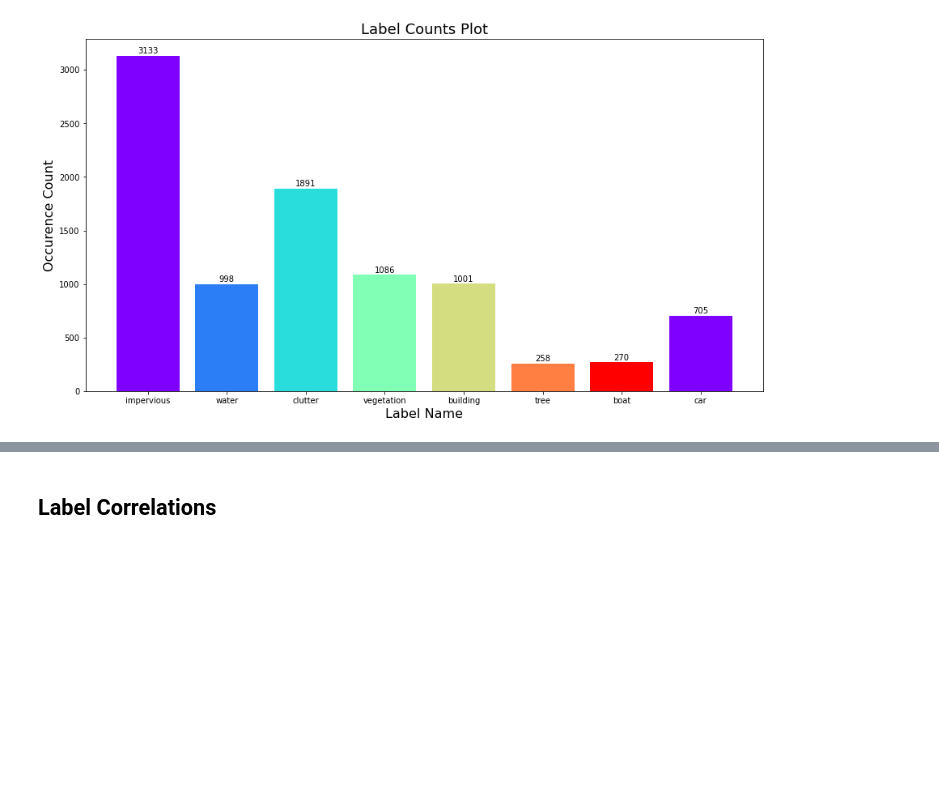
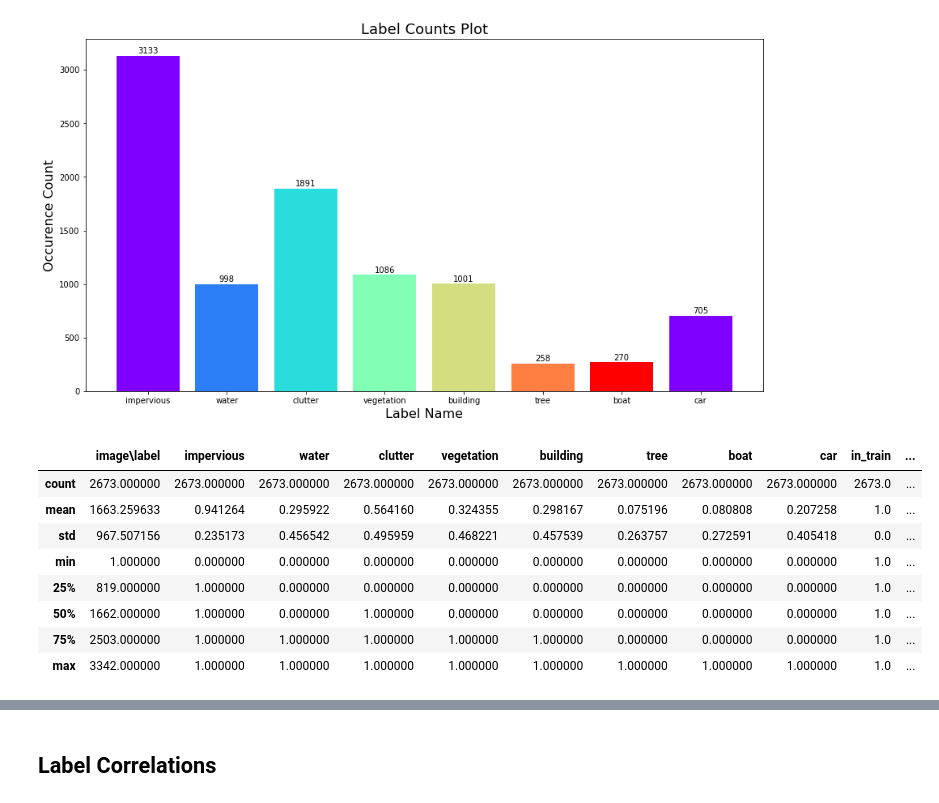
Before and after one commit to tustunkok/Multilabel-Classification-Report, a Jupyter notebook: Report.ipynb, the cells around one changed output, grey strips where cells are left out. Cells and saved outputs as stored; diff of their text form; code cells hidden in the pictures; blank space fills up the shorter version.

```diff
--- a/Report.ipynb
+++ b/Report.ipynb
@@ -139,3 +139,15 @@ plt.ylabel("Occurence Count", fontsize=16)
 plt.show()
 # %% [output]
 [figure]
+# %%
+multilabel_df[multilabel_df["in_train"] == 1].describe()
+# %% [output]
+|  | image\label | impervious | water | clutter | vegetation | building | tree | boat | car | in_train | ... |
+| count | 2673.000000 | 2673.000000 | 2673.000000 | 2673.000000 | 2673.000000 | 2673.000000 | 2673.000000 | 2673.000000 | 2673.000000 | 2673.0 | ... |
+| mean | 1663.259633 | 0.941264 | 0.295922 | 0.564160 | 0.324355 | 0.298167 | 0.075196 | 0.080808 | 0.207258 | 1.0 | ... |
+| std | 967.507156 | 0.235173 | 0.456542 | 0.495959 | 0.468221 | 0.457539 | 0.263757 | 0.272591 | 0.405418 | 0.0 | ... |
+| min | 1.000000 | 0.000000 | 0.000000 | 0.000000 | 0.000000 | 0.000000 | 0.000000 | 0.000000 | 0.000000 | 1.0 | ... |
+| 25% | 819.000000 | 1.000000 | 0.000000 | 0.000000 | 0.000000 | 0.000000 | 0.000000 | 0.000000 | 0.000000 | 1.0 | ... |
+| 50% | 1662.000000 | 1.000000 | 0.000000 | 1.000000 | 0.000000 | 0.000000 | 0.000000 | 0.000000 | 0.000000 | 1.0 | ... |
+| 75% | 2503.000000 | 1.000000 | 1.000000 | 1.000000 | 1.000000 | 1.000000 | 0.000000 | 0.000000 | 0.000000 | 1.0 | ... |
+| max | 3342.000000 | 1.000000 | 1.000000 | 1.000000 | 1.000000 | 1.000000 | 1.000000 | 1.000000 | 1.000000 | 1.0 | ... |
```
Also changed, not shown: parts of 17 cells of this notebook.
